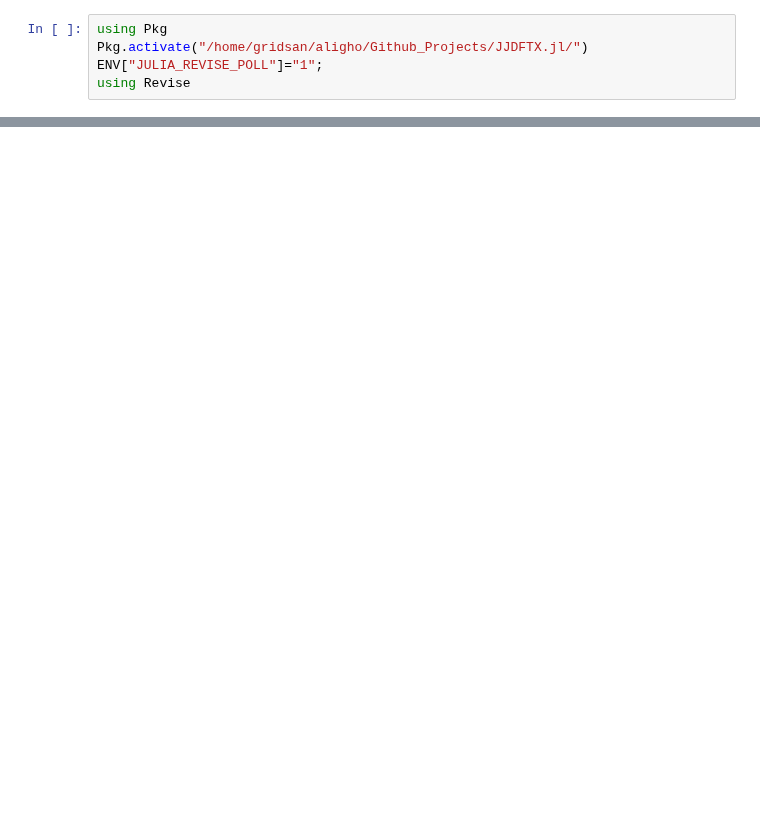
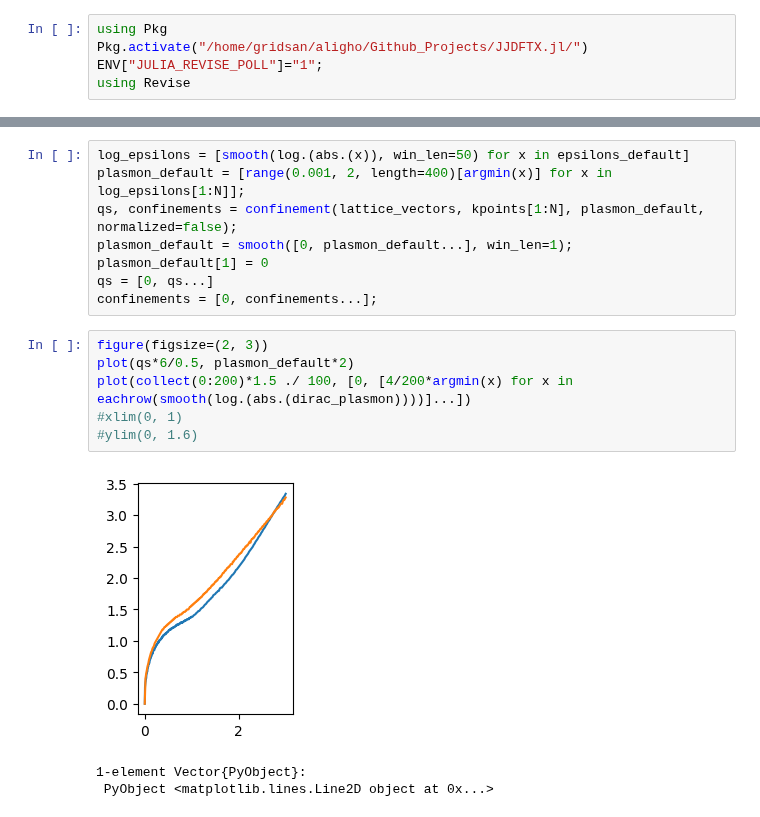
Before and after one commit to AliGhorashiCMT/Plasmons_Paper, a Jupyter notebook: Substitutional_Defects/Graphene/Analyze.ipynb, the cells around one changed output, grey strips where cells are left out. Saved outputs shown, nothing was run; the diff lists cells and outputs as text; blank space fills up the shorter version.

```diff
--- a/Substitutional_Defects/Graphene/Analyze.ipynb
+++ b/Substitutional_Defects/Graphene/Analyze.ipynb
@@ -437,0 +81,18 @@ Other Parameters
+# %%
+log_epsilons = [smooth(log.(abs.(x)), win_len=50) for x in epsilons_default]
+plasmon_default = [range(0.001, 2, length=400)[argmin(x)] for x in log_epsilons[1:N]];
+qs, confinements = confinement(lattice_vectors, kpoints[1:N], plasmon_default, normalized=false);
+plasmon_default = smooth([0, plasmon_default...], win_len=1);
+plasmon_default[1] = 0
+qs = [0, qs...]
+confinements = [0, confinements...];
+# %%
+figure(figsize=(2, 3))
+plot(qs*6/0.5, plasmon_default*2)
+plot(collect(0:200)*1.5 ./ 100, [0, [4/200*argmin(x) for x in eachrow(smooth(log.(abs.(dirac_plasmon))))]...])
+#xlim(0, 1)
+#ylim(0, 1.6)
+# %% [output]
+[figure, added]
+1-element Vector{PyObject}:
+ PyObject <matplotlib.lines.Line2D object at 0x...>
```
Also changed, not shown: parts of 69 cells of this notebook, 1 other file.
